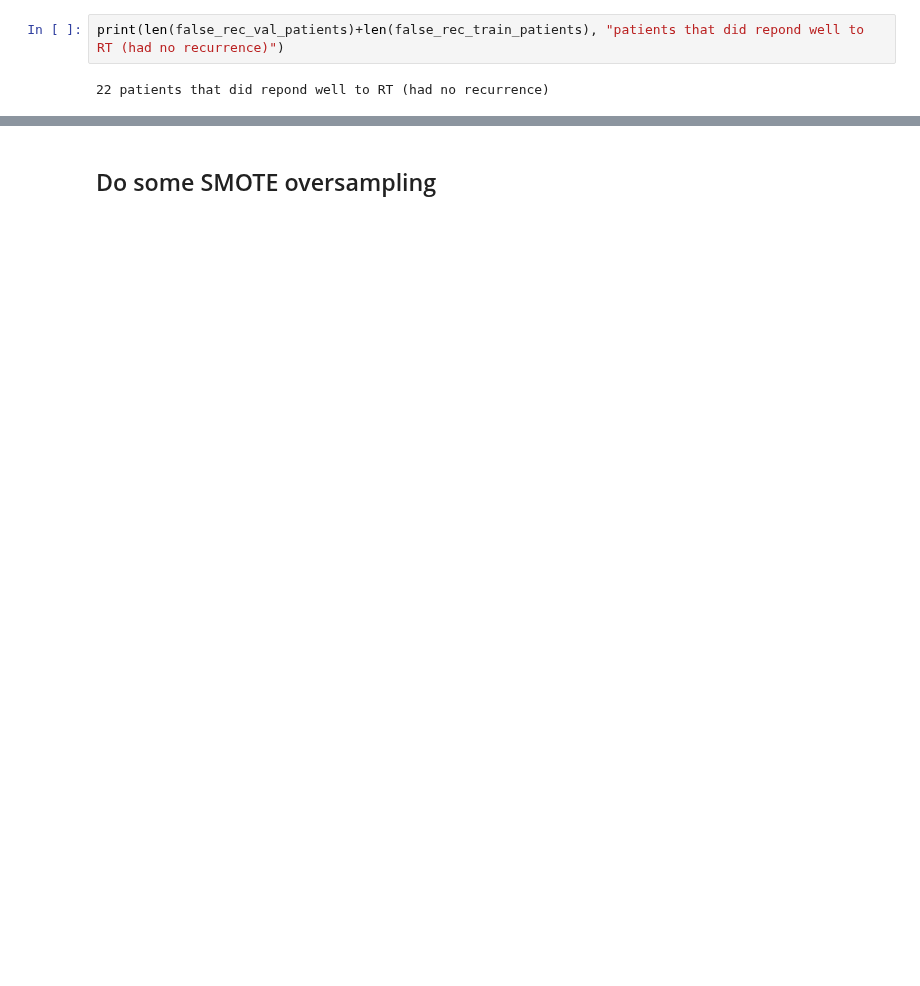
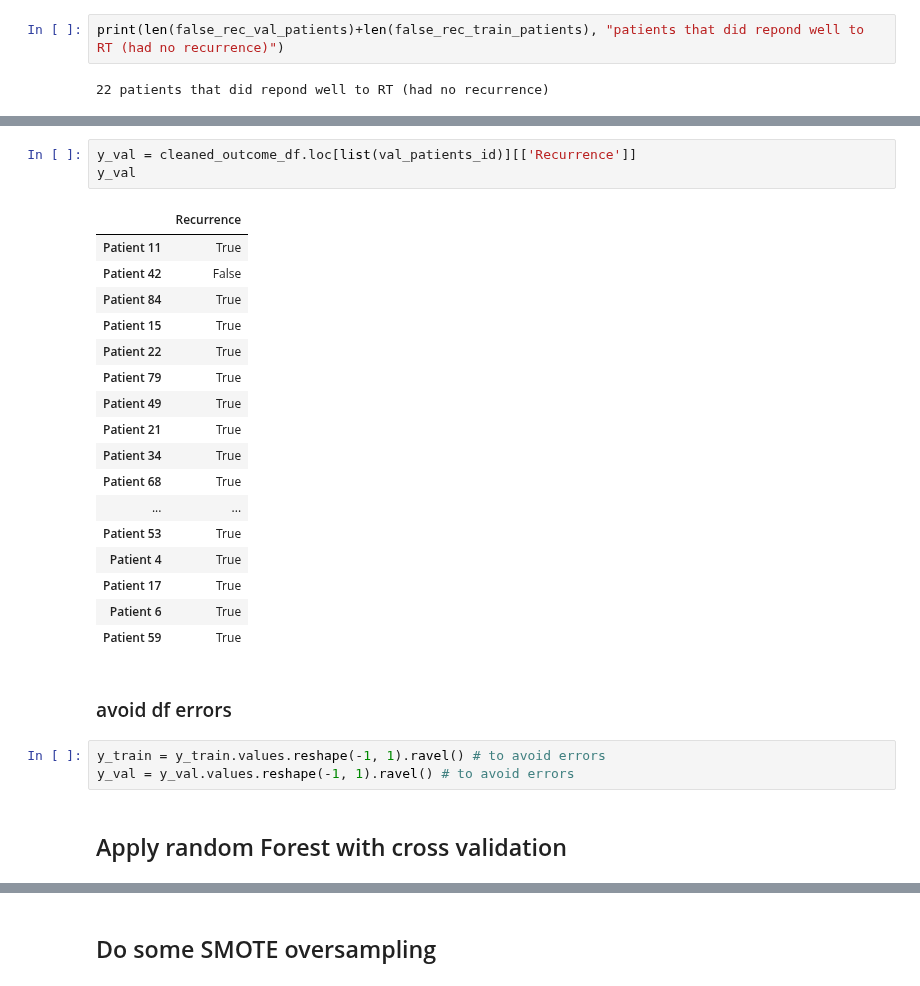
Before and after one commit to ftach/delta-rad, a Jupyter notebook: feature-selection.ipynb, the cells around one changed output, grey strips where cells are left out. Cells and saved outputs as stored; diff of their text form; blank space fills up the shorter version.

Commit message:
implemented random forest for feature selection

```diff
--- a/feature-selection.ipynb
+++ b/feature-selection.ipynb
@@ -385,0 +463,28 @@ print(len(false_rec_val_patients)+len(false_rec_train_patients), "patients that
+# %%
+y_val = cleaned_outcome_df.loc[list(val_patients_id)][['Recurrence']]
+y_val
+# %% [output]
+|  | Recurrence |
+| Patient 11 | True |
+| Patient 42 | False |
+| Patient 84 | True |
+| Patient 15 | True |
+| Patient 22 | True |
+| Patient 79 | True |
+| Patient 49 | True |
+| Patient 21 | True |
+| Patient 34 | True |
+| Patient 68 | True |
+| ... | ... |
+| Patient 53 | True |
+| Patient 4 | True |
+| Patient 17 | True |
+| Patient 6 | True |
+| Patient 59 | True |
+# %% [markdown]
+### avoid df errors
+# %%
+y_train = y_train.values.reshape(-1, 1).ravel() # to avoid errors
+y_val = y_val.values.reshape(-1, 1).ravel() # to avoid errors
+# %% [markdown]
+## Apply random Forest with cross validation
```
Also changed, not shown: parts of 31 cells of this notebook, 1 other file.
